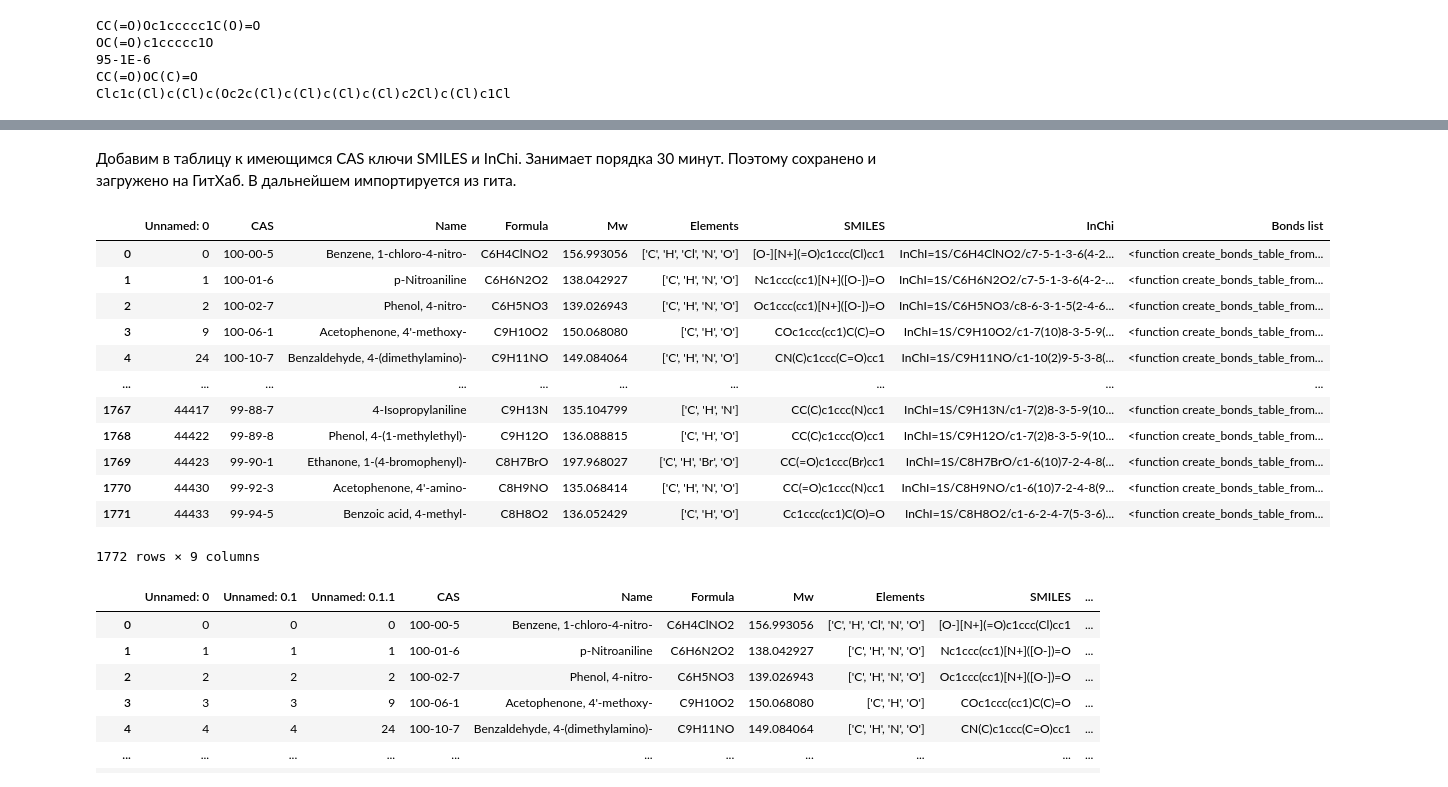
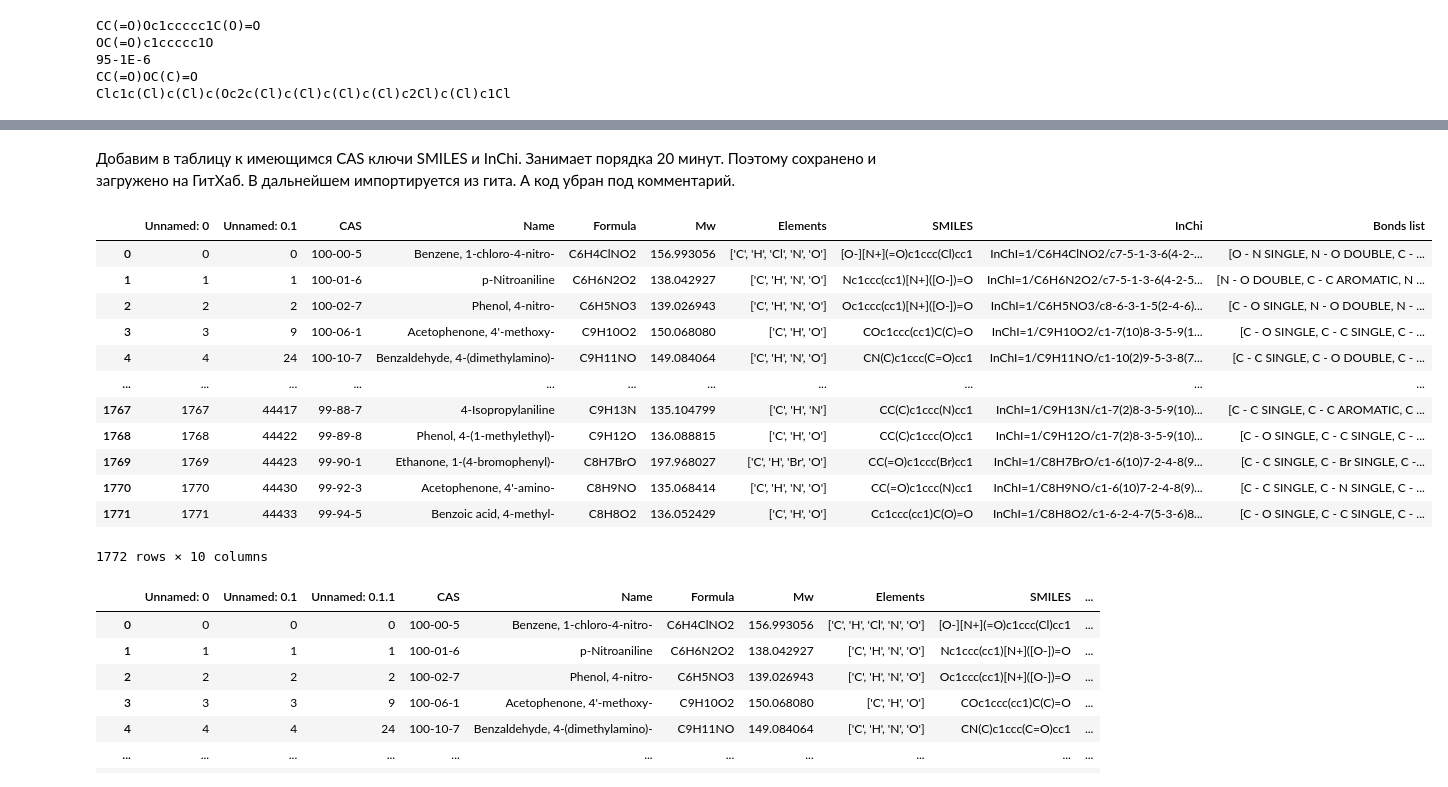
Before and after one commit to Lamblador/IR_expert_system, a Jupyter notebook: Koshelev_IR_expert_system.ipynb, the cells around one changed output, grey strips where cells are left out. Saved outputs shown, nothing was run; the diff lists cells and outputs as text; code cells hidden in the pictures.

```diff
--- a/Koshelev_IR_expert_system.ipynb
+++ b/Koshelev_IR_expert_system.ipynb
@@ -952,31 +986,31 @@ Clc1c(Cl)c(Cl)c(Oc2c(Cl)c(Cl)c(Cl)c(Cl)c2Cl)c(Cl)c1Cl
 # %% [markdown]
-Добавим в таблицу к имеющимся CAS ключи SMILES и InChi. Занимает порядка 30 минут. Поэтому сохранено и загружено на ГитХаб. В дальнейшем импортируется из гита.
+Добавим в таблицу к имеющимся CAS ключи SMILES и InChi. Занимает порядка 20 минут. Поэтому сохранено и загружено на ГитХаб. В дальнейшем импортируется из гита. А код убран под комментарий.
 # %%
-from tqdm import tqdm
-smiles_list = []
-inchi_list = []
+# from tqdm import tqdm
+# smiles_list = []
+# inchi_list = []
 
-for casno in tqdm(nist_ir_spectra_list["CAS"]):
-  smile = CasToSMILESconvert(casno)
-  smiles_list.append(smile)
-  inchi_list.append(CasToInChiconvert(casno))
+# for casno in tqdm(nist_ir_spectra_list["CAS"]):
+#   smile = cirpy_cas_to_smiles(casno)
+#   smiles_list.append(smile)
+#   inchi_list.append(cirpy_cas_to_inchi(casno))
 
-nist_ir_spectra_list["InChi"] = inchi_list
-nist_ir_spectra_list["SMILES"] = smiles_list
+# nist_ir_spectra_list["InChi"] = inchi_list
+# nist_ir_spectra_list["SMILES"] = smiles_list
 
-nist_ir_spectra_list
+# nist_ir_spectra_list
 # %% [output]
-|  | Unnamed: 0 | CAS | Name | Formula | Mw | Elements | SMILES | InChi | Bonds list |
-| 0 | 0 | 100-00-5 | Benzene, 1-chloro-4-nitro- | C6H4ClNO2 | 156.993056 | ['C', 'H', 'Cl', 'N', 'O'] | [O-][N+](=O)c1ccc(Cl)cc1 | InChI=1S/C6H4ClNO2/c7-5-1-3-6(4-2... | <function create_bonds_table_from... |
-| 1 | 1 | 100-01-6 | p-Nitroaniline | C6H6N2O2 | 138.042927 | ['C', 'H', 'N', 'O'] | Nc1ccc(cc1)[N+]([O-])=O | InChI=1S/C6H6N2O2/c7-5-1-3-6(4-2-... | <function create_bonds_table_from... |
-| 2 | 2 | 100-02-7 | Phenol, 4-nitro- | C6H5NO3 | 139.026943 | ['C', 'H', 'N', 'O'] | Oc1ccc(cc1)[N+]([O-])=O | InChI=1S/C6H5NO3/c8-6-3-1-5(2-4-6... | <function create_bonds_table_from... |
-| 3 | 9 | 100-06-1 | Acetophenone, 4'-methoxy- | C9H10O2 | 150.068080 | ['C', 'H', 'O'] | COc1ccc(cc1)C(C)=O | InChI=1S/C9H10O2/c1-7(10)8-3-5-9(... | <function create_bonds_table_from... |
-| 4 | 24 | 100-10-7 | Benzaldehyde, 4-(dimethylamino)- | C9H11NO | 149.084064 | ['C', 'H', 'N', 'O'] | CN(C)c1ccc(C=O)cc1 | InChI=1S/C9H11NO/c1-10(2)9-5-3-8(... | <function create_bonds_table_from... |
-| ... | ... | ... | ... | ... | ... | ... | ... | ... | ... |
-| 1767 | 44417 | 99-88-7 | 4-Isopropylaniline | C9H13N | 135.104799 | ['C', 'H', 'N'] | CC(C)c1ccc(N)cc1 | InChI=1S/C9H13N/c1-7(2)8-3-5-9(10... | <function create_bonds_table_from... |
-| 1768 | 44422 | 99-89-8 | Phenol, 4-(1-methylethyl)- | C9H12O | 136.088815 | ['C', 'H', 'O'] | CC(C)c1ccc(O)cc1 | InChI=1S/C9H12O/c1-7(2)8-3-5-9(10... | <function create_bonds_table_from... |
-| 1769 | 44423 | 99-90-1 | Ethanone, 1-(4-bromophenyl)- | C8H7BrO | 197.968027 | ['C', 'H', 'Br', 'O'] | CC(=O)c1ccc(Br)cc1 | InChI=1S/C8H7BrO/c1-6(10)7-2-4-8(... | <function create_bonds_table_from... |
-| 1770 | 44430 | 99-92-3 | Acetophenone, 4'-amino- | C8H9NO | 135.068414 | ['C', 'H', 'N', 'O'] | CC(=O)c1ccc(N)cc1 | InChI=1S/C8H9NO/c1-6(10)7-2-4-8(9... | <function create_bonds_table_from... |
-| 1771 | 44433 | 99-94-5 | Benzoic acid, 4-methyl- | C8H8O2 | 136.052429 | ['C', 'H', 'O'] | Cc1ccc(cc1)C(O)=O | InChI=1S/C8H8O2/c1-6-2-4-7(5-3-6)... | <function create_bonds_table_from... |
+|  | Unnamed: 0 | Unnamed: 0.1 | CAS | Name | Formula | Mw | Elements | SMILES | InChi | Bonds list |
+| 0 | 0 | 0 | 100-00-5 | Benzene, 1-chloro-4-nitro- | C6H4ClNO2 | 156.993056 | ['C', 'H', 'Cl', 'N', 'O'] | [O-][N+](=O)c1ccc(Cl)cc1 | InChI=1/C6H4ClNO2/c7-5-1-3-6(4-2-... | [O - N SINGLE, N - O DOUBLE, C - ... |
+| 1 | 1 | 1 | 100-01-6 | p-Nitroaniline | C6H6N2O2 | 138.042927 | ['C', 'H', 'N', 'O'] | Nc1ccc(cc1)[N+]([O-])=O | InChI=1/C6H6N2O2/c7-5-1-3-6(4-2-5... | [N - O DOUBLE, C - C AROMATIC, N ... |
+| 2 | 2 | 2 | 100-02-7 | Phenol, 4-nitro- | C6H5NO3 | 139.026943 | ['C', 'H', 'N', 'O'] | Oc1ccc(cc1)[N+]([O-])=O | InChI=1/C6H5NO3/c8-6-3-1-5(2-4-6)... | [C - O SINGLE, N - O DOUBLE, N - ... |
+| 3 | 3 | 9 | 100-06-1 | Acetophenone, 4'-methoxy- | C9H10O2 | 150.068080 | ['C', 'H', 'O'] | COc1ccc(cc1)C(C)=O | InChI=1/C9H10O2/c1-7(10)8-3-5-9(1... | [C - O SINGLE, C - C SINGLE, C - ... |
+| 4 | 4 | 24 | 100-10-7 | Benzaldehyde, 4-(dimethylamino)- | C9H11NO | 149.084064 | ['C', 'H', 'N', 'O'] | CN(C)c1ccc(C=O)cc1 | InChI=1/C9H11NO/c1-10(2)9-5-3-8(7... | [C - C SINGLE, C - O DOUBLE, C - ... |
+| ... | ... | ... | ... | ... | ... | ... | ... | ... | ... | ... |
+| 1767 | 1767 | 44417 | 99-88-7 | 4-Isopropylaniline | C9H13N | 135.104799 | ['C', 'H', 'N'] | CC(C)c1ccc(N)cc1 | InChI=1/C9H13N/c1-7(2)8-3-5-9(10)... | [C - C SINGLE, C - C AROMATIC, C ... |
+| 1768 | 1768 | 44422 | 99-89-8 | Phenol, 4-(1-methylethyl)- | C9H12O | 136.088815 | ['C', 'H', 'O'] | CC(C)c1ccc(O)cc1 | InChI=1/C9H12O/c1-7(2)8-3-5-9(10)... | [C - O SINGLE, C - C SINGLE, C - ... |
+| 1769 | 1769 | 44423 | 99-90-1 | Ethanone, 1-(4-bromophenyl)- | C8H7BrO | 197.968027 | ['C', 'H', 'Br', 'O'] | CC(=O)c1ccc(Br)cc1 | InChI=1/C8H7BrO/c1-6(10)7-2-4-8(9... | [C - C SINGLE, C - Br SINGLE, C -... |
+| 1770 | 1770 | 44430 | 99-92-3 | Acetophenone, 4'-amino- | C8H9NO | 135.068414 | ['C', 'H', 'N', 'O'] | CC(=O)c1ccc(N)cc1 | InChI=1/C8H9NO/c1-6(10)7-2-4-8(9)... | [C - C SINGLE, C - N SINGLE, C - ... |
+| 1771 | 1771 | 44433 | 99-94-5 | Benzoic acid, 4-methyl- | C8H8O2 | 136.052429 | ['C', 'H', 'O'] | Cc1ccc(cc1)C(O)=O | InChI=1/C8H8O2/c1-6-2-4-7(5-3-6)8... | [C - O SINGLE, C - C SINGLE, C - ... |
-1772 rows × 9 columns
+1772 rows × 10 columns
 # %%
```
Also changed, not shown: parts of 15 cells of this notebook.
